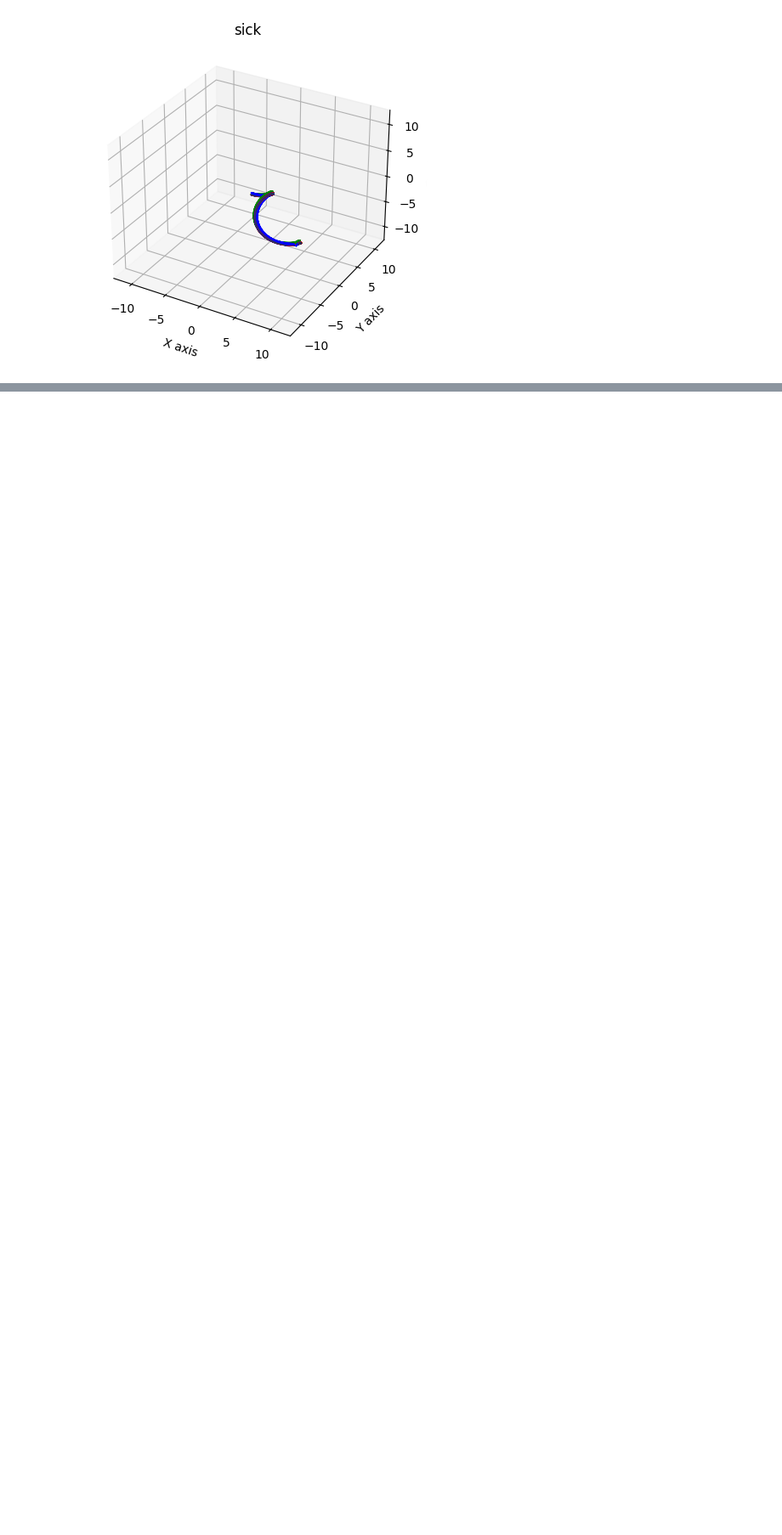
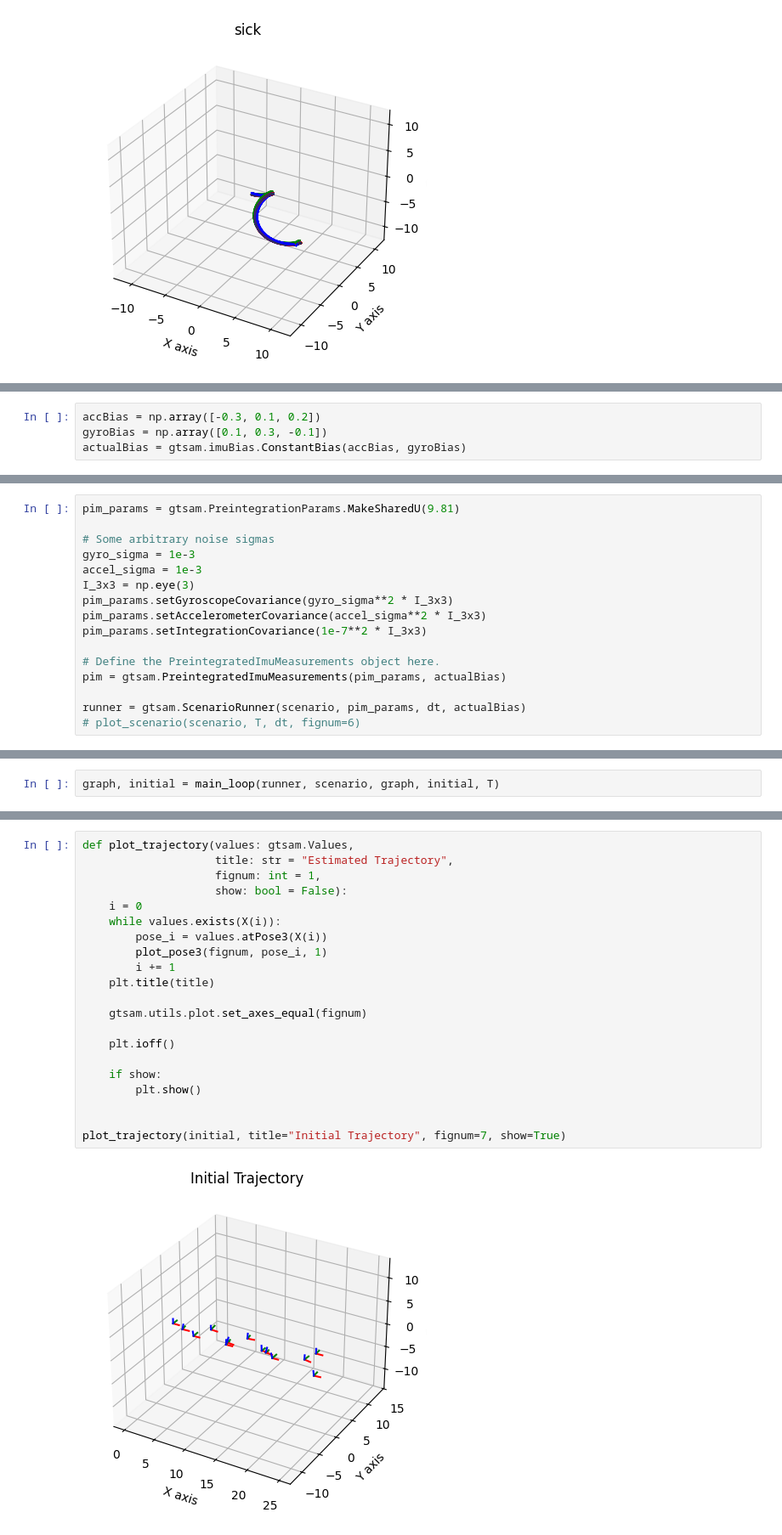
Before and after one commit to ppakr/graph_slam_nav, a Jupyter notebook: imu_preint.ipynb, the cells around one changed output, grey strips where cells are left out. Shown at 85% size. Saved outputs shown, nothing was run; the diff lists cells and outputs as text; blank space fills up the shorter version.

Commit message:
feat: update preint imu notebook and add data loader

```diff
--- a/imu_preint.ipynb
+++ b/imu_preint.ipynb
@@ -57,0 +70,4 @@ for idx, scenario_name in enumerate(scenarios.keys()):
+# %%
+accBias = np.array([-0.3, 0.1, 0.2])
+gyroBias = np.array([0.1, 0.3, -0.1])
+actualBias = gtsam.imuBias.ConstantBias(accBias, gyroBias)
@@ -57,0 +76,16 @@ for idx, scenario_name in enumerate(scenarios.keys()):
+# %%
+pim_params = gtsam.PreintegrationParams.MakeSharedU(9.81)
+
+# Some arbitrary noise sigmas
+gyro_sigma = 1e-3
+accel_sigma = 1e-3
+I_3x3 = np.eye(3)
+pim_params.setGyroscopeCovariance(gyro_sigma**2 * I_3x3)
+pim_params.setAccelerometerCovariance(accel_sigma**2 * I_3x3)
+pim_params.setIntegrationCovariance(1e-7**2 * I_3x3)
+
+# Define the PreintegratedImuMeasurements object here.
+pim = gtsam.PreintegratedImuMeasurements(pim_params, actualBias)
+
+runner = gtsam.ScenarioRunner(scenario, pim_params, dt, actualBias)
+# plot_scenario(scenario, T, dt, fignum=6)
@@ -57,0 +161,2 @@ for idx, scenario_name in enumerate(scenarios.keys()):
+# %%
+graph, initial = main_loop(runner, scenario, graph, initial, T)
@@ -57,0 +165,23 @@ for idx, scenario_name in enumerate(scenarios.keys()):
+# %%
+def plot_trajectory(values: gtsam.Values,
+                    title: str = "Estimated Trajectory",
+                    fignum: int = 1,
+                    show: bool = False):
+    i = 0
+    while values.exists(X(i)):
+        pose_i = values.atPose3(X(i))
+        plot_pose3(fignum, pose_i, 1)
+        i += 1
+    plt.title(title)
+
+    gtsam.utils.plot.set_axes_equal(fignum)
+
+    plt.ioff()
+
+    if show:
+        plt.show()
+
+
+plot_trajectory(initial, title="Initial Trajectory", fignum=7, show=True)
+# %% [output]
+[figure, added]
```
Also changed, not shown: parts of 16 cells of this notebook, 2 other files.
